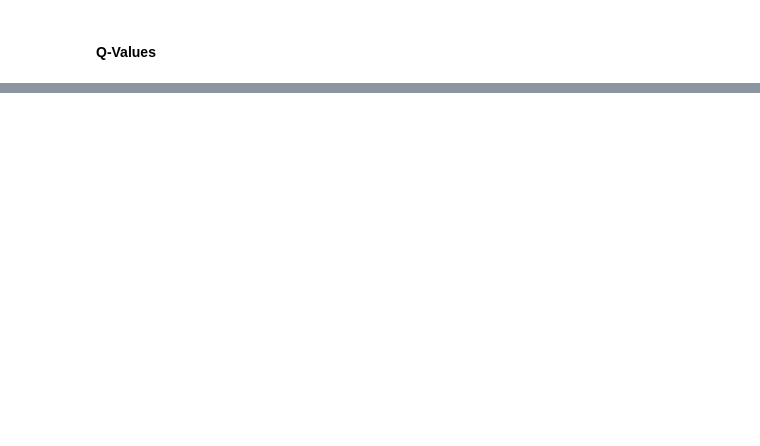
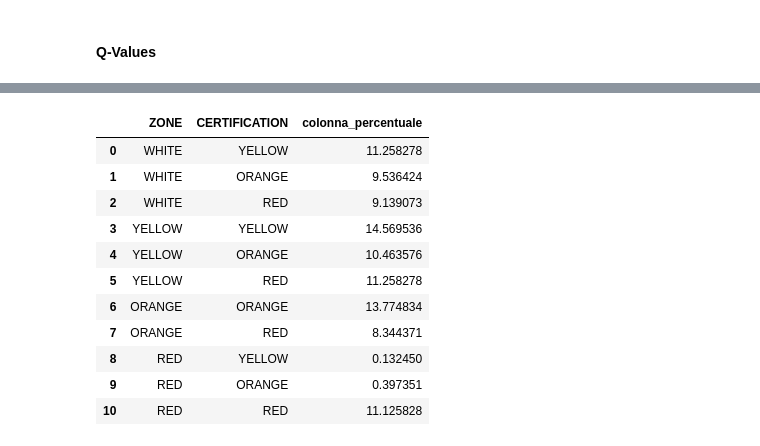
Before and after one commit to andreabazerla/dpcm-card-game, a Jupyter notebook: notebooks/analysis.ipynb, the cells around one changed output, grey strips where cells are left out. Drawn from its saved outputs; the diff is of its cells as text; code cells hidden in the pictures; blank space fills up the shorter version.

```diff
--- a/notebooks/analysis.ipynb
+++ b/notebooks/analysis.ipynb
@@ -367,0 +398,15 @@ plt.show()
+# %%
+state_seen_df
+# %% [output]
+|  | ZONE | CERTIFICATION | colonna_percentuale |
+| 0 | WHITE | YELLOW | 11.258278 |
+| 1 | WHITE | ORANGE | 9.536424 |
+| 2 | WHITE | RED | 9.139073 |
+| 3 | YELLOW | YELLOW | 14.569536 |
+| 4 | YELLOW | ORANGE | 10.463576 |
+| 5 | YELLOW | RED | 11.258278 |
+| 6 | ORANGE | ORANGE | 13.774834 |
+| 7 | ORANGE | RED | 8.344371 |
+| 8 | RED | YELLOW | 0.132450 |
+| 9 | RED | ORANGE | 0.397351 |
+| 10 | RED | RED | 11.125828 |
```
Also changed, not shown: parts of 58 cells of this notebook, 2 other files.
